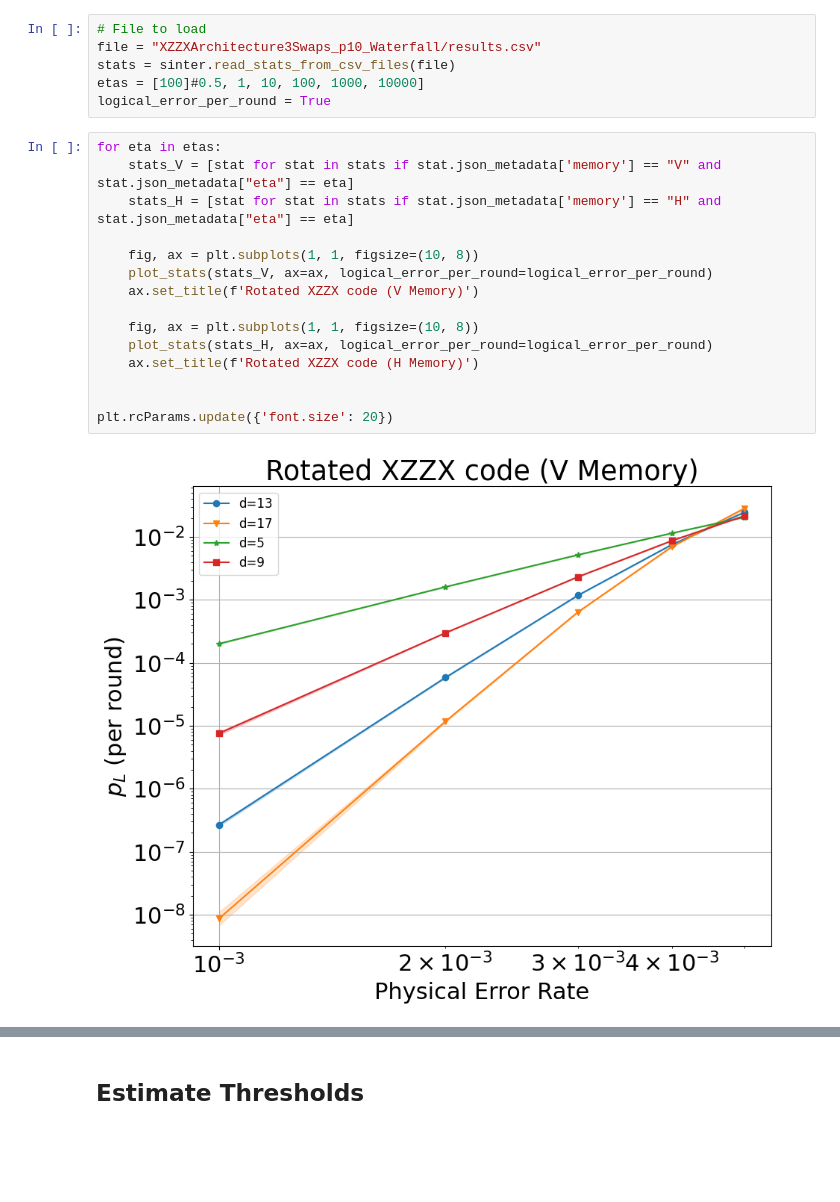
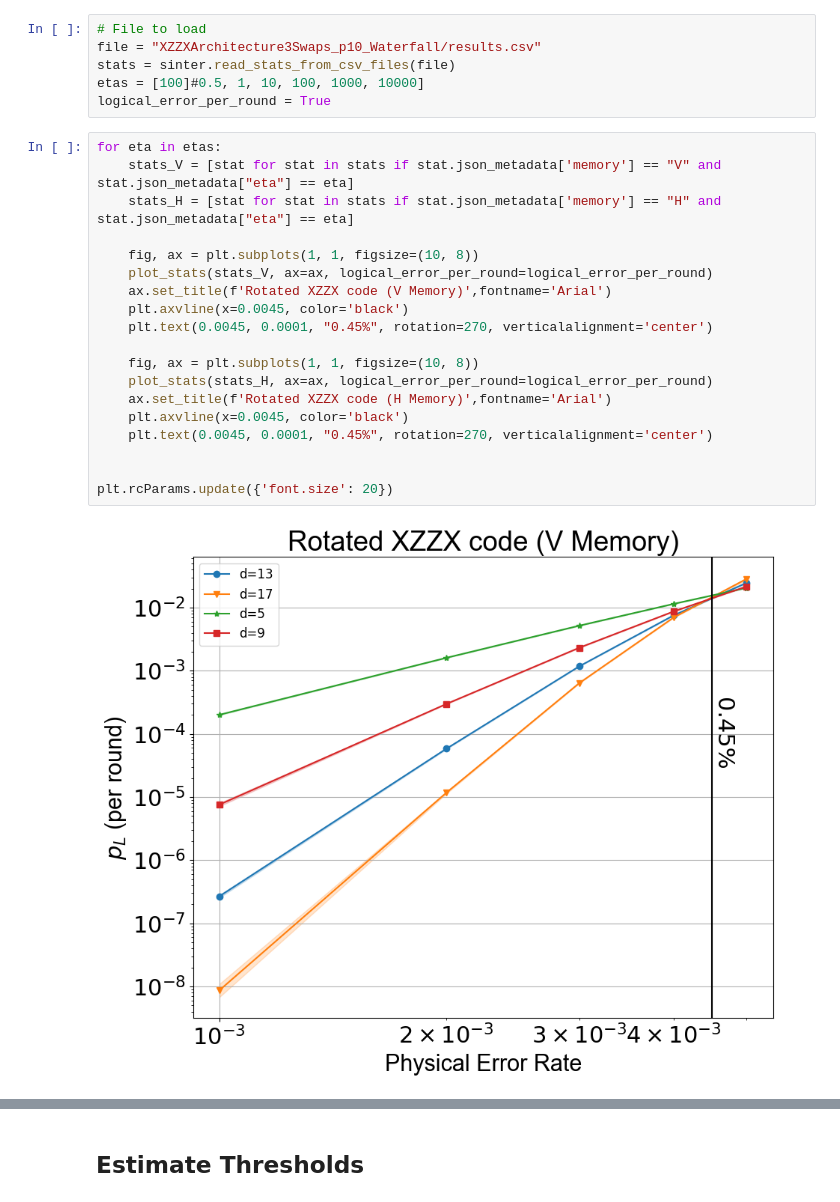
Before and after one commit to pschnabl/spin-qubit-MEC-surface-code, a Jupyter notebook: simulation/XZZX_code/plot_Waterfall_Thresholds.ipynb, the cells around one changed output, grey strips where cells are left out. Drawn from its saved outputs; the diff is of its cells as text; blank space fills up the shorter version.

```diff
--- a/simulation/XZZX_code/plot_Waterfall_Thresholds.ipynb
+++ b/simulation/XZZX_code/plot_Waterfall_Thresholds.ipynb
@@ -16,17 +16,21 @@ logical_error_per_round = True
 # %%
 for eta in etas:
     stats_V = [stat for stat in stats if stat.json_metadata['memory'] == "V" and stat.json_metadata["eta"] == eta]
     stats_H = [stat for stat in stats if stat.json_metadata['memory'] == "H" and stat.json_metadata["eta"] == eta]
 
     fig, ax = plt.subplots(1, 1, figsize=(10, 8))
     plot_stats(stats_V, ax=ax, logical_error_per_round=logical_error_per_round)
-    ax.set_title(f'Rotated XZZX code (V Memory)')
+    ax.set_title(f'Rotated XZZX code (V Memory)',fontname='Arial')
+    plt.axvline(x=0.0045, color='black')
+    plt.text(0.0045, 0.0001, "0.45%", rotation=270, verticalalignment='center')
 
     fig, ax = plt.subplots(1, 1, figsize=(10, 8))
     plot_stats(stats_H, ax=ax, logical_error_per_round=logical_error_per_round)
-    ax.set_title(f'Rotated XZZX code (H Memory)')
+    ax.set_title(f'Rotated XZZX code (H Memory)',fontname='Arial')
+    plt.axvline(x=0.0045, color='black')
+    plt.text(0.0045, 0.0001, "0.45%", rotation=270, verticalalignment='center')
 
 
 plt.rcParams.update({'font.size': 20})
 # %% [output]
-[figure, old version]
+[figure, new version]
```
Also changed, not shown: parts of 3 cells of this notebook, 11 other files.
